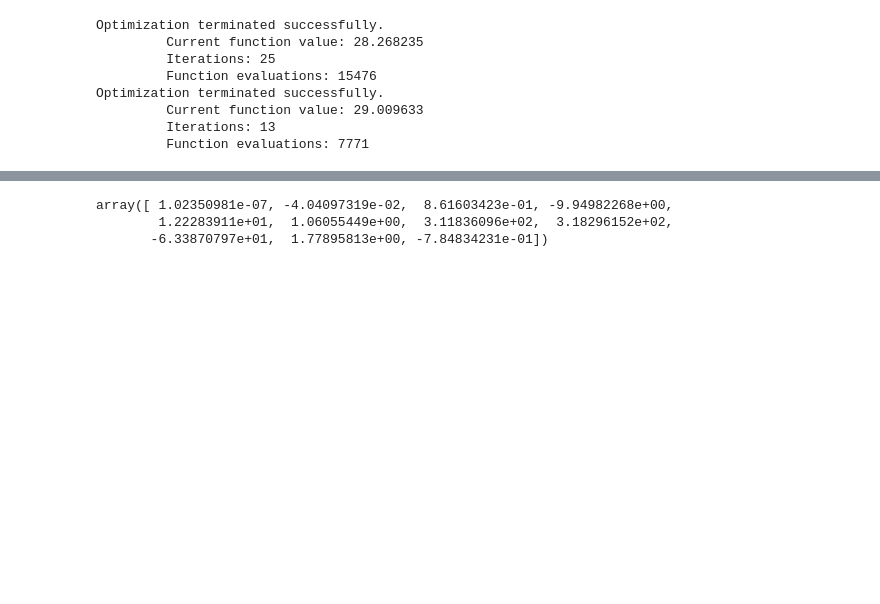
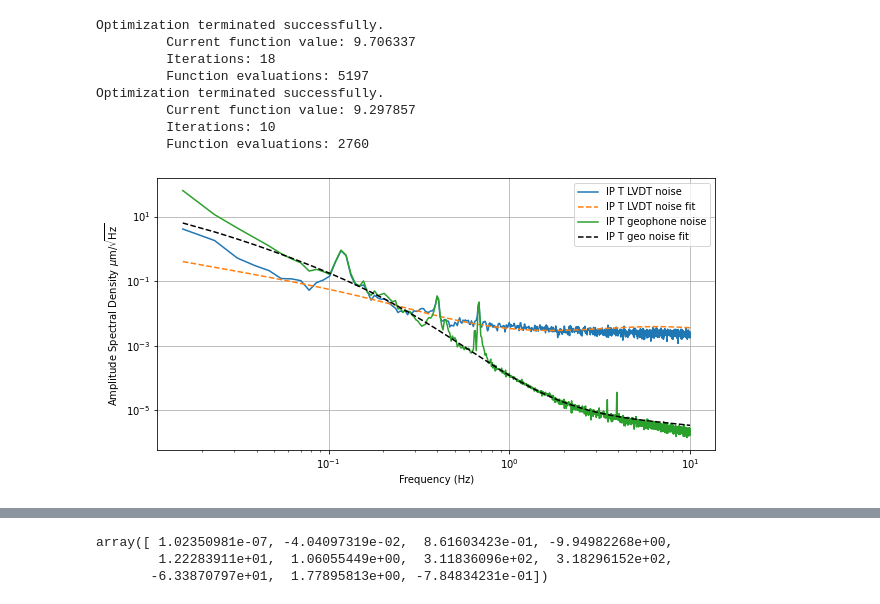
Before and after one commit to terrencetec/kontrol, a Jupyter notebook: examples/BS_IPT_H2complementary.ipynb, the cells around one changed output, grey strips where cells are left out. Cells and saved outputs as stored; diff of their text form; code cells hidden in the pictures; blank space fills up the shorter version.

```diff
--- a/examples/BS_IPT_H2complementary.ipynb
+++ b/examples/BS_IPT_H2complementary.ipynb
@@ -109,13 +20,27 @@ def noise2zpk(f, noise_data, x0 = None, bounds=None, max_order=20, weight=None):
 # %%
 weight = np.exp(-f)
-noise_lvdtt_fit=noise2zpk(f, noise_lvdtt_data, max_order=10, weight=weight)
-noise_geot_fit=noise2zpk(f, noise_geot_data, max_order=10, weight=weight)
+# weight = None
+# weight = 1/f
+noise_lvdtt_fit=noise2zpk(f, noise_lvdtt_data, max_order=6, weight=weight)
+noise_geot_fit=noise2zpk(f, noise_geot_data, max_order=6, weight=weight)
 # %% [output]
 Optimization terminated successfully.
-         Current function value: 28.268235
-         Iterations: 25
-         Function evaluations: 15476
+         Current function value: 9.706337
+         Iterations: 18
+         Function evaluations: 5197
 Optimization terminated successfully.
-         Current function value: 29.009633
-         Iterations: 13
-         Function evaluations: 7771
+         Current function value: 9.297857
+         Iterations: 10
+         Function evaluations: 2760
+# %%
+plt.figure(figsize=(10,5))
+plt.loglog(f, noise_lvdtt_data, label='IP T LVDT noise')
+plt.loglog(f, abs(noise_lvdtt_fit.horner(2*np.pi*1j*f)[0][0]), '--', label='IP T LVDT noise fit')
+plt.loglog(f, noise_geot_data, label='IP T geophone noise')
+plt.loglog(f, abs(noise_geot_fit.horner(2*np.pi*1j*f)[0][0]), 'k--', label='IP T geo noise fit')
+plt.ylabel('Amplitude Spectral Density $\mu\mathrm{m}/\sqrt{\mathrm{Hz}}$')
+plt.xlabel('Frequency (Hz)')
+plt.legend(loc=0)
+plt.grid()
+# %% [output]
+[figure, added]
```
Also changed, not shown: parts of 11 cells of this notebook.
